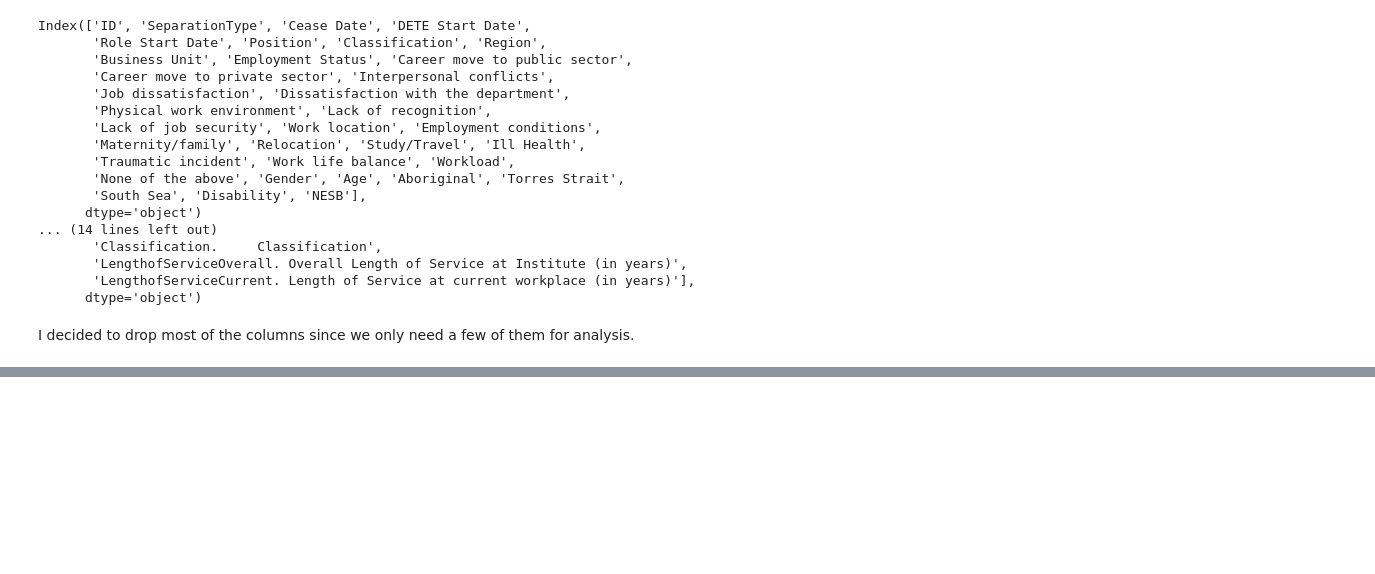
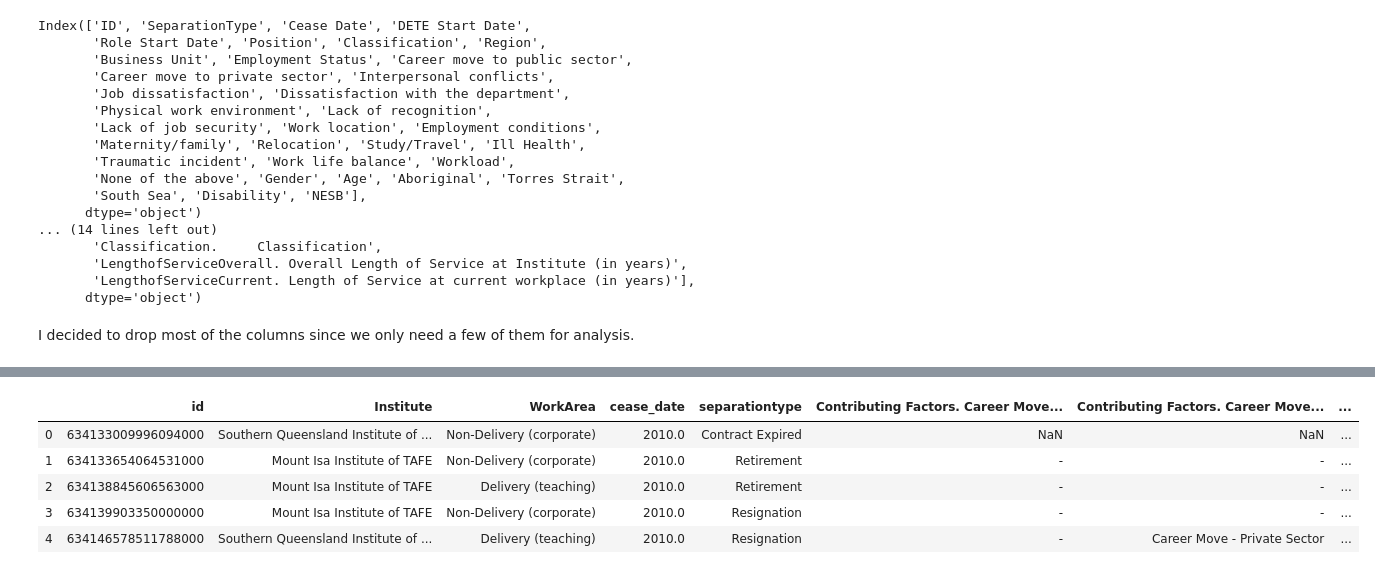
Before and after one commit to Clemo97/employee-exit-survey-analysis, a Jupyter notebook: employee-exit-survey-analysis.ipynb, the cells around one changed output, grey strips where cells are left out. Cells and saved outputs as stored; diff of their text form; code cells hidden in the pictures; blank space fills up the shorter version.

Commit message:
renamed tafe_survey column names

```diff
--- a/employee-exit-survey-analysis.ipynb
+++ b/employee-exit-survey-analysis.ipynb
@@ -178,0 +256,12 @@ I decided to drop most of the columns since we only need a few of them for analy
+# %%
+
+# Update column names to match the names in dete_survey_updated
+mapping = {'Record ID': 'id', 'CESSATION YEAR': 'cease_date', 'Reason for ceasing employment': 'separationtype', 'Gender. What is your Gender?': 'gender', 'CurrentAge. Current Age': 'age',
+       'Employment Type. Employment Type': 'employment_status',
+       'Classification. Classification': 'position',
+       'LengthofServiceOverall. Overall Length of Service at Institute (in years)': 'institute_service',
+       'LengthofServiceCurrent. Length of Service at current workplace (in years)': 'role_service'}
+
+tafe_survey_updated = tafe_survey_updated.rename(mapping, axis = 1)
+# Check that the specified column names were updated correctly
+tafe_survey_updated.columns
@@ -178,0 +300,9 @@ I decided to drop most of the columns since we only need a few of them for analy
+# %%
+tafe_survey_updated.head()
+# %% [output]
+|  | id | Institute | WorkArea | cease_date | separationtype | Contributing Factors. Career Move... | Contributing Factors. Career Move... | ... |
+| 0 | 634133009996094000 | Southern Queensland Institute of ... | Non-Delivery (corporate) | 2010.0 | Contract Expired | NaN | NaN | ... |
+| 1 | 634133654064531000 | Mount Isa Institute of TAFE | Non-Delivery (corporate) | 2010.0 | Retirement | - | - | ... |
+| 2 | 634138845606563000 | Mount Isa Institute of TAFE | Delivery (teaching) | 2010.0 | Retirement | - | - | ... |
+| 3 | 634139903350000000 | Mount Isa Institute of TAFE | Non-Delivery (corporate) | 2010.0 | Resignation | - | - | ... |
+| 4 | 634146578511788000 | Southern Queensland Institute of ... | Delivery (teaching) | 2010.0 | Resignation | - | Career Move - Private Sector | ... |
```
Also changed, not shown: parts of 6 cells of this notebook.
